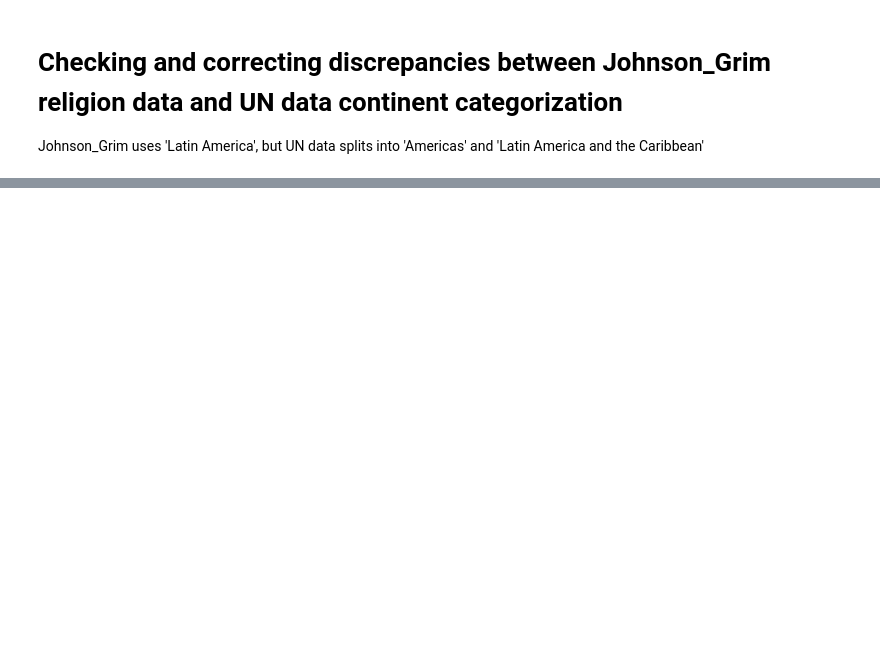
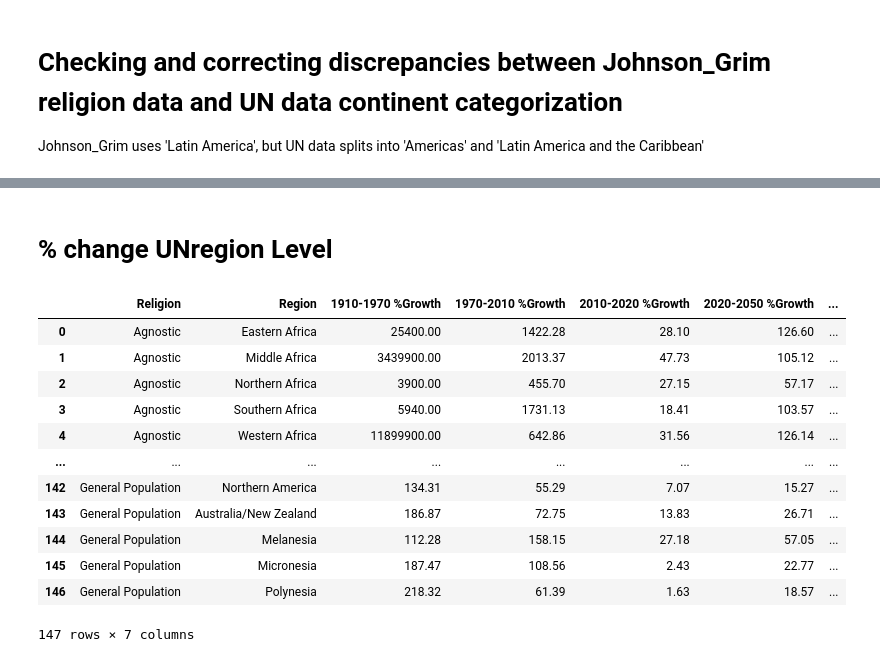
Before and after one commit to levigraft/capstone_religion_birthrate, a Jupyter notebook: Capstone/notebooks/capstone_pandas_analysis.ipynb, the cells around one changed output, grey strips where cells are left out. Saved outputs shown, nothing was run; the diff lists cells and outputs as text; code cells hidden in the pictures; blank space fills up the shorter version.

```diff
--- a/Capstone/notebooks/capstone_pandas_analysis.ipynb
+++ b/Capstone/notebooks/capstone_pandas_analysis.ipynb
@@ -275,0 +351,8 @@ latin_america
+# %%
+pg_unregion['2010-2020 %Growth'] = round(((unregion['2020'] - unregion['2010']) / unregion['2010']) * 100,2)
+# %%
+pg_unregion['2020-2050 %Growth'] = round(((unregion['2050'] - unregion['2020']) / unregion['2020']) * 100,2)
+# %%
+pg_unregion['1910-2050 %Growth'] = round(((unregion['2050'] - unregion['1910']) / unregion['1910']) * 100,2)
+# %%
+pg_unregion=pg_unregion[['Religion','Region', '1910-1970 %Growth','1970-2010 %Growth','2010-2020 %Growth','2020-2050 %Growth', '1910-2050 %Growth']]
@@ -275,0 +369,18 @@ latin_america
+# %% [markdown]
+# % change UNregion Level
+# %%
+pg_unregion
+# %% [output]
+|  | Religion | Region | 1910-1970 %Growth | 1970-2010 %Growth | 2010-2020 %Growth | 2020-2050 %Growth | ... |
+| 0 | Agnostic | Eastern Africa | 25400.00 | 1422.28 | 28.10 | 126.60 | ... |
+| 1 | Agnostic | Middle Africa | 3439900.00 | 2013.37 | 47.73 | 105.12 | ... |
+| 2 | Agnostic | Northern Africa | 3900.00 | 455.70 | 27.15 | 57.17 | ... |
+| 3 | Agnostic | Southern Africa | 5940.00 | 1731.13 | 18.41 | 103.57 | ... |
+| 4 | Agnostic | Western Africa | 11899900.00 | 642.86 | 31.56 | 126.14 | ... |
+| ... | ... | ... | ... | ... | ... | ... | ... |
+| 142 | General Population | Northern America | 134.31 | 55.29 | 7.07 | 15.27 | ... |
+| 143 | General Population | Australia/New Zealand | 186.87 | 72.75 | 13.83 | 26.71 | ... |
+| 144 | General Population | Melanesia | 112.28 | 158.15 | 27.18 | 57.05 | ... |
+| 145 | General Population | Micronesia | 187.47 | 108.56 | 2.43 | 22.77 | ... |
+| 146 | General Population | Polynesia | 218.32 | 61.39 | 1.63 | 18.57 | ... |
+147 rows × 7 columns
```
Also changed, not shown: parts of 141 cells of this notebook, 7 other files.
